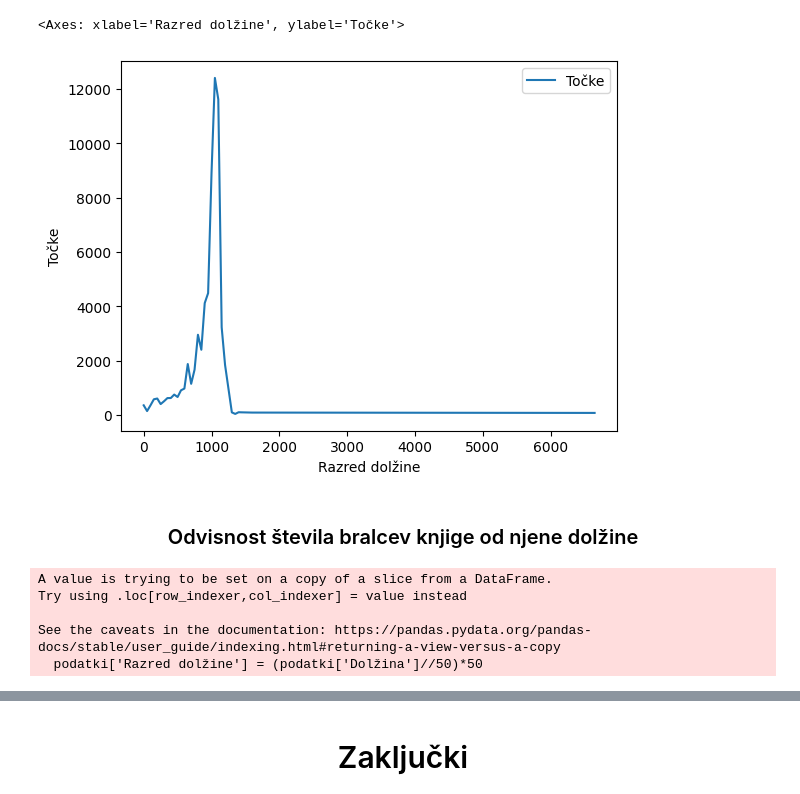
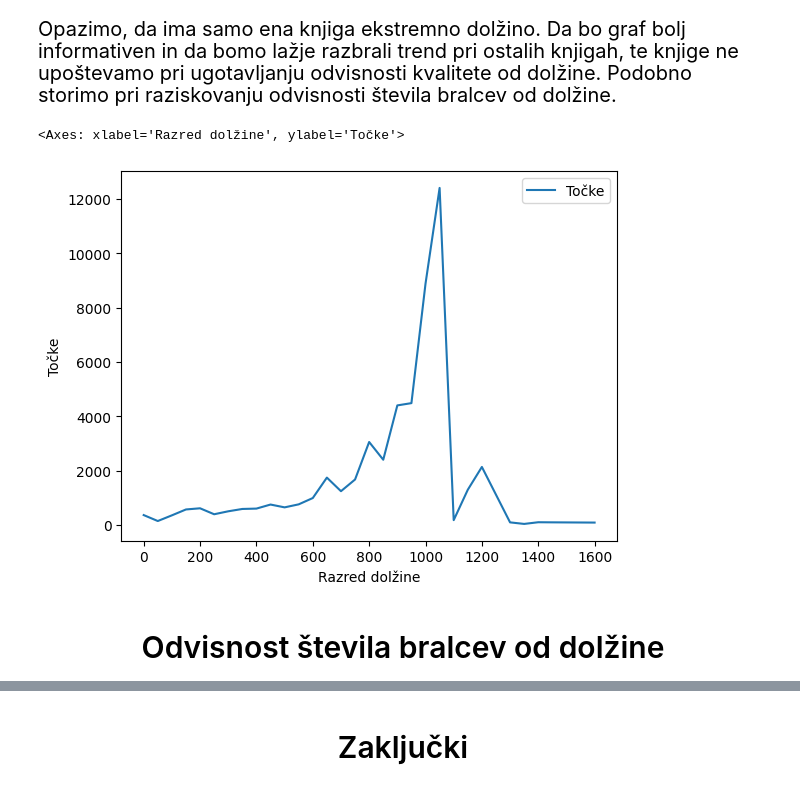
Before and after one commit to Benjamin-Dagarin/UVP_Projektna_naloga_2024, a Jupyter notebook: Analiza_fantazijskih_knjig.ipynb, the cells around one changed output, grey strips where cells are left out. Drawn from its saved outputs; the diff is of its cells as text; code cells hidden in the pictures.

```diff
--- a/Analiza_fantazijskih_knjig.ipynb
+++ b/Analiza_fantazijskih_knjig.ipynb
@@ -6,7 +6,8 @@
 import pandas as pd
 import zlato_desetletje as zld
 # %%
-podatki = pd.read_csv("C:\\Users\\Benjamin\\Desktop\\Šola\\FMF\\UVP\\UVP_Projektna_naloga_2024\\podatki_fantazijske_knjige.csv", index_col='Naslov')
+pot = "C:\\Users\\Benjamin\\Desktop\\Šola\\FMF\\UVP\\UVP_Projektna_naloga_2024\\podatki_fantazijske_knjige.csv"
+podatki = pd.read_csv(pot, index_col='Naslov')
 # %%
 podatki.fillna(0, inplace=True)
 # %%
@@ -38,3 +24,11 @@ podatki = podatki[['Avtor', 'Leto izida', 'Desetletje', 'Dolžina', 'Točke', 'O
+# %%
+podatki.drop_duplicates(subset='Naslov', keep='first', inplace=True)
+# %%
+podatki.set_index('Naslov', inplace=True)
+# %%
+# Izključitev knjige "Harry Potter and the Phylosopher's Stone", saj je upoštevana "Harry Potter and the Sorcerer's Stone"
+# z istimi vrednostmi atributov
+podatki.drop('Harry Potter and the Philosopher’s Stone (Harry Potter, #1)', axis='rows', inplace=True)
 # %%
 podatki
 # %% [output]
@@ -322,18 +325,14 @@ podatki[podatki['Dolžina'] > 1700]
+# %% [markdown]
+<p style="font-family:'Times New Roman';font-size:20px;margin-bottom:0.5cm;margin-top:0.5cm;"> Opazimo, da ima samo ena knjiga ekstremno dolžino. Da bo graf bolj informativen in da bomo lažje razbrali trend pri ostalih knjigah, te knjige ne upoštevamo pri ugotavljanju odvisnosti kvalitete od dolžine. Podobno storimo pri raziskovanju odvisnosti števila bralcev od dolžine.</p>
 # %%
-dolzina_tocke.plot(xlabel='Razred dolžine', ylabel='Točke')
+dolzina_tocke.drop(6650).plot(xlabel='Razred dolžine', ylabel='Točke')
 # %% [output]
 <Axes: xlabel='Razred dolžine', ylabel='Točke'>
-[figure, old version]
+[figure, new version]
 # %% [markdown]
-<h3 style="text-align:center"><div style="font-size : 20px; font-style : Verdana; text-align : center">Odvisnost števila bralcev knjige od njene dolžine</div></h3>
+<h3 style="text-align:center;font-family:Garamond;font-size:30px;margin-bottom:0.5cm;"> Odvisnost števila bralcev od dolžine </h3>
 # %%
 podatki['Razred dolžine'] = (podatki['Dolžina']//50)*50
-# %% [output]
-A value is trying to be set on a copy of a slice from a DataFrame.
-Try using .loc[row_indexer,col_indexer] = value instead
-
-See the caveats in the documentation: https://pandas.pydata.org/pandas-docs/stable/user_guide/indexing.html#returning-a-view-versus-a-copy
-  podatki['Razred dolžine'] = (podatki['Dolžina']//50)*50
 # %%
 po_razredih_dolzine = podatki.groupby('Razred dolžine')
 # %%
```
Also changed, not shown: parts of 84 cells of this notebook, 1 other file.
